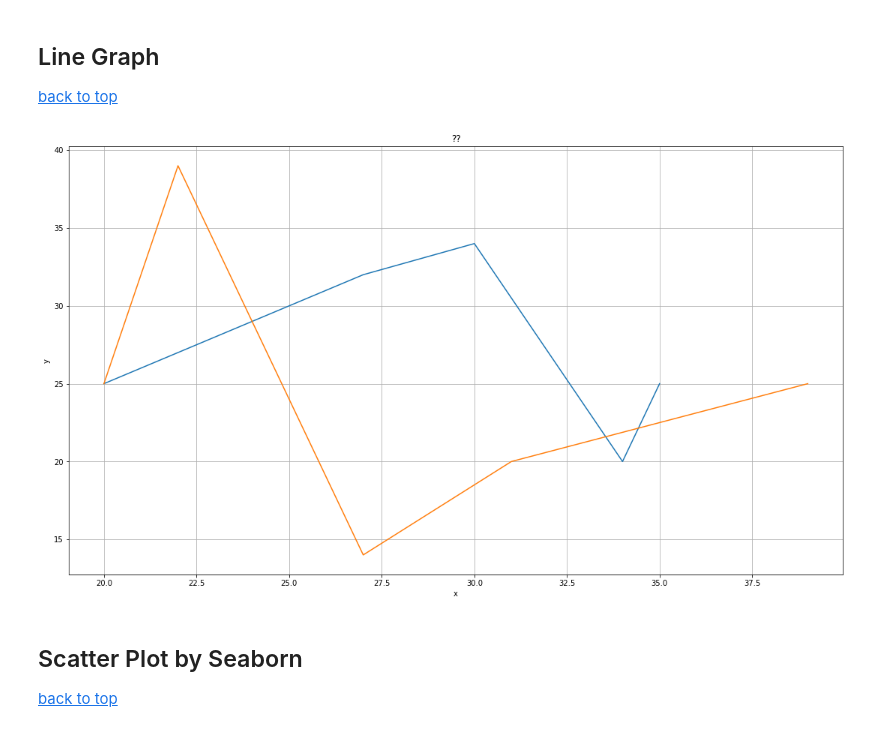
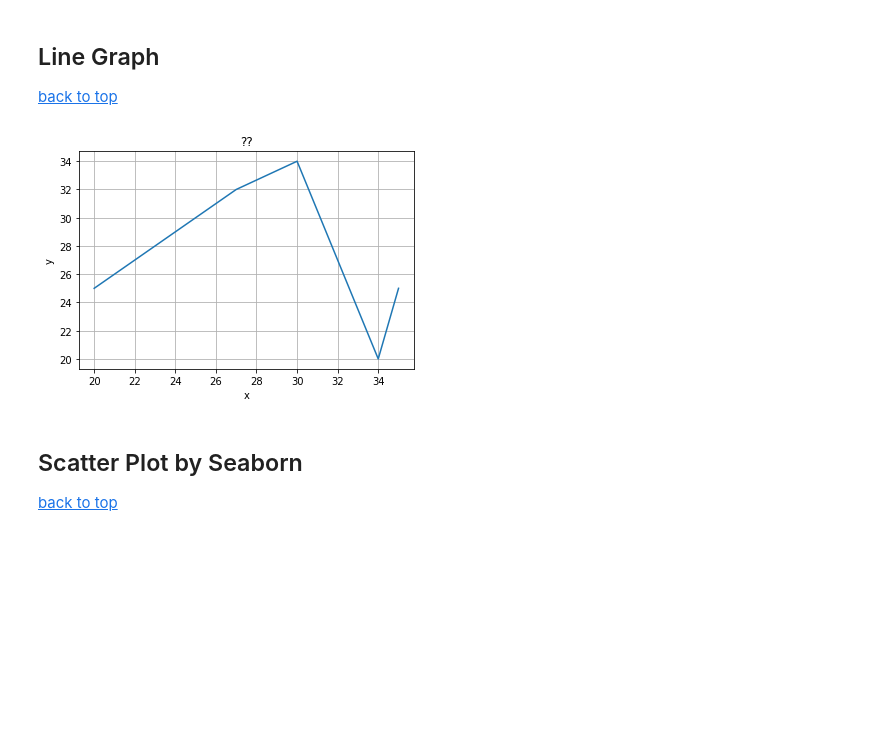
Before and after one commit to y2236li/Personal-Library, a Jupyter notebook: Drawing Library Python.ipynb, the cells around one changed output. Saved outputs shown, nothing was run; the diff lists cells and outputs as text; code cells hidden in the pictures; blank space fills up the shorter version.

```diff
--- a/Drawing Library Python.ipynb
+++ b/Drawing Library Python.ipynb
@@ -79,28 +77,22 @@ plt.show()
 
 [back to top](#backtotop)
 # %%
-x1 = sorted([20, 34, 30, 35, 27])
-y1 = [25, 32, 34, 20, 25]
+x = sorted([20, 34, 30, 35, 27])
+y = [25, 32, 34, 20, 25]
 
-x2 = sorted([20, 39, 31, 22, 27])
-y2 = [25, 39, 14, 20, 25]
-
-def PlotLineGraph(nested_xy_list, path = None):
+def PlotLineGraph(x, y, path = None):
     fig, ax = plt.subplots()
-    for xy in nested_xy_list:
-        ax.plot(xy[0], xy[1])
+    ax.plot(x, y)
     ax.set(xlabel = 'x', ylabel= 'y',
         title = '??')
     ax.grid()
     if path:
         fig.savefig(path)
-    fig.set_size_inches(18.5, 10.5)
     plt.show()
 
-nested_xy_list = [[x1, y1], [x2, y2]]
-PlotLineGraph(nested_xy_list)
+PlotLineGraph(x, y)
 # %% [output]
-[figure, old version]
+[figure, new version]
 # %% [markdown]
 ## Scatter Plot by Seaborn <a name="ScatterPlot">
 </a>
```
Also changed, not shown: parts of 4 cells of this notebook, 3 other files.
